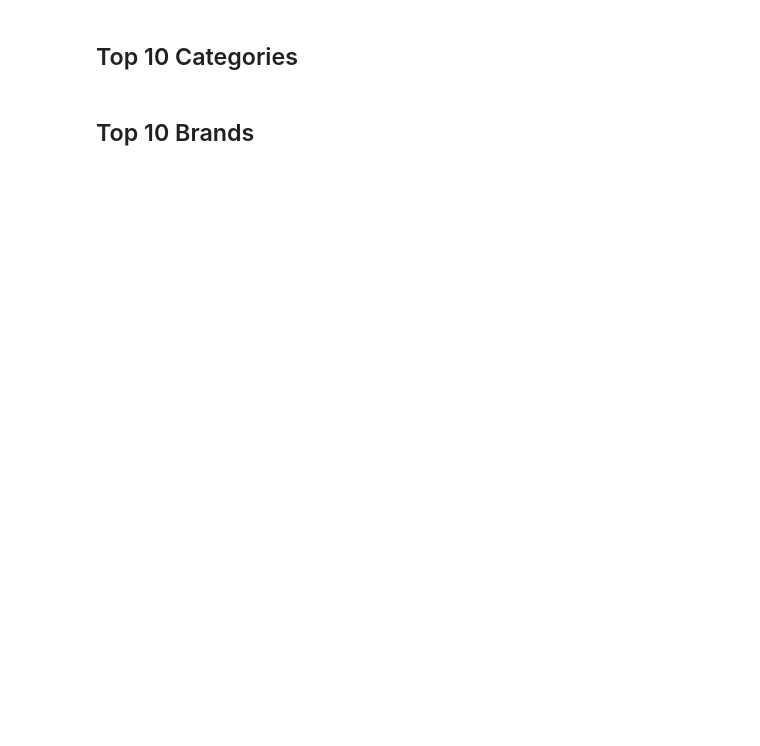
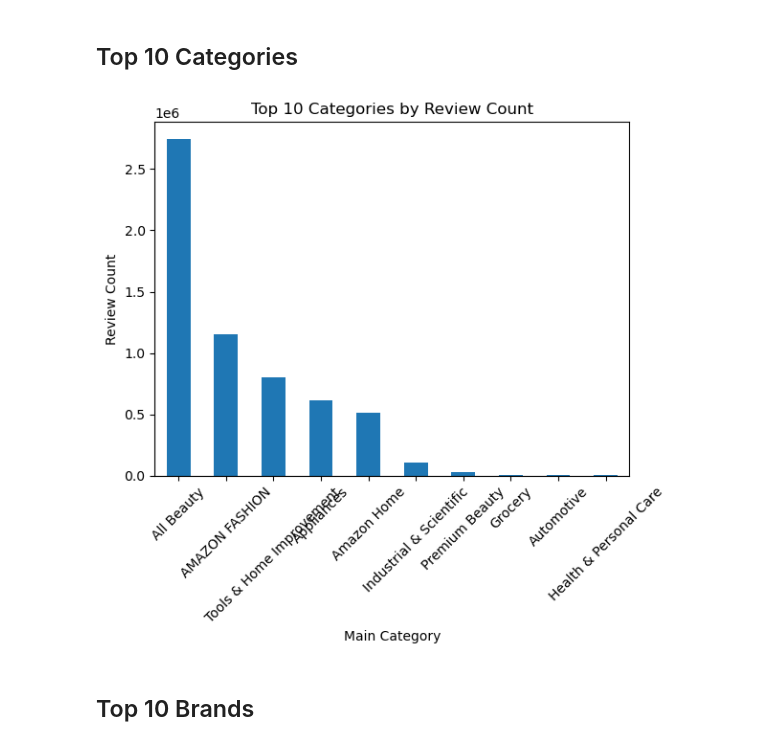
Before and after one commit to Enadiz76/Code, a Jupyter notebook: EDA.ipynb, the cells around one changed output. Cells and saved outputs as stored; diff of their text form; code cells hidden in the pictures; blank space fills up the shorter version.

Commit message:
correction in main_category

```diff
--- a/EDA.ipynb
+++ b/EDA.ipynb
@@ -57,12 +59,14 @@ plt.show()
 # %% [markdown]
 ## Top 10 Categories
 # %%
-all_pkls["main category"].value_counts().head(10).plot(kind="bar")
+all_pkls["main_category"].value_counts().head(10).plot(kind="bar")
 plt.xlabel("Main Category")
 plt.ylabel("Review Count")
 plt.title("Top 10 Categories by Review Count")
 plt.xticks(rotation=45)
 plt.show()
+# %% [output]
+[figure, added]
 # %% [markdown]
 ## Top 10 Brands
 # %%
```
Also changed, not shown: parts of 3 cells of this notebook.
